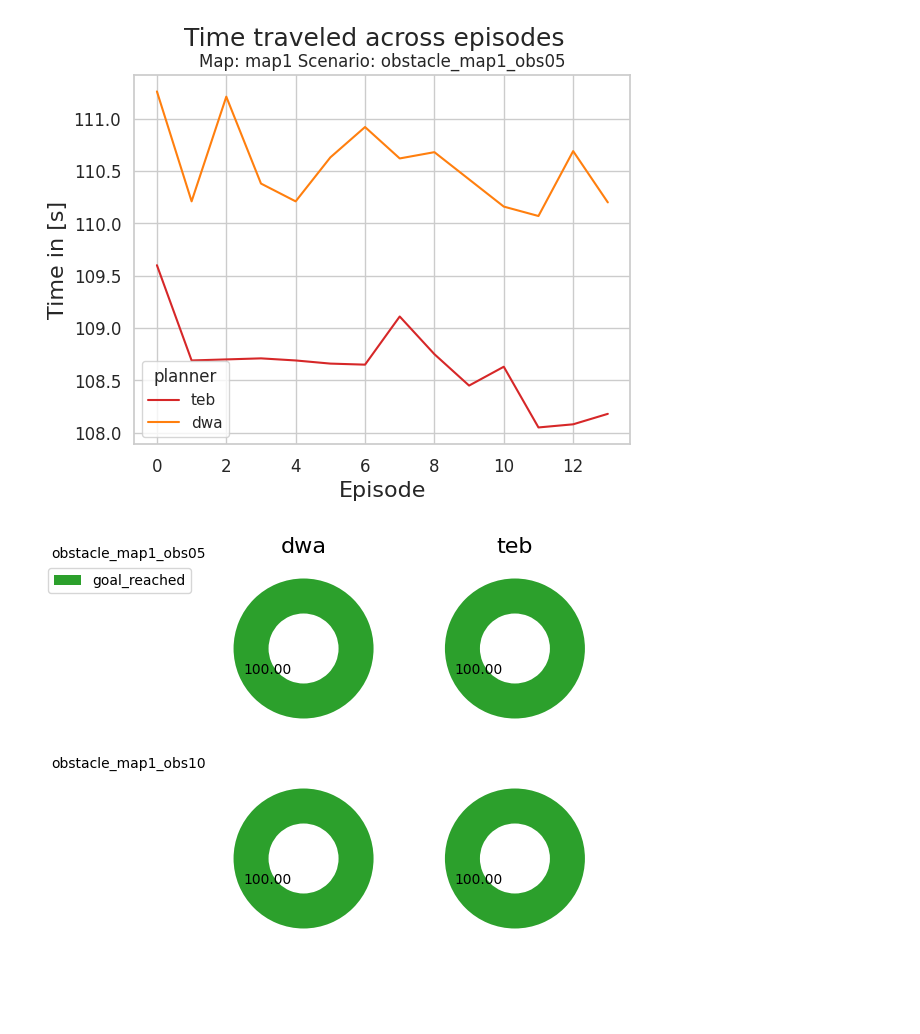
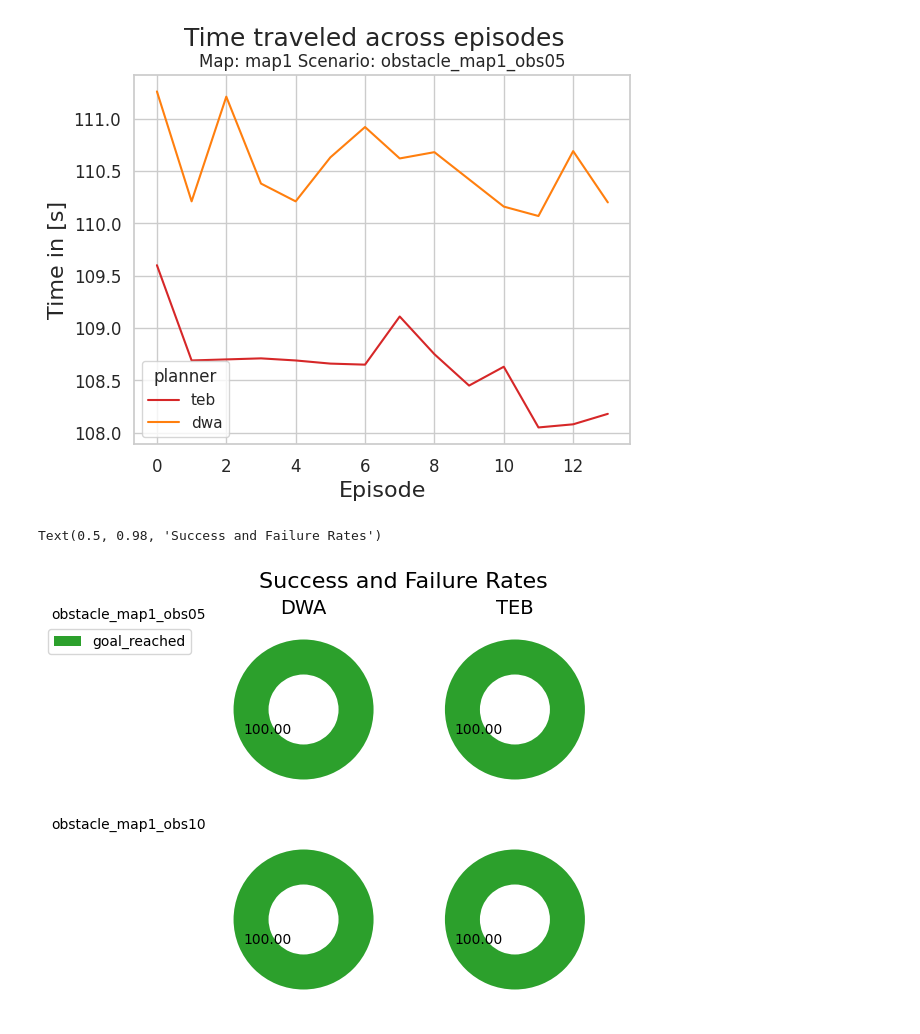
Before and after one commit to ignc-research/arena-evaluation, a Jupyter notebook: 03_plotting/get_plots.ipynb, the cells around one changed output. Saved outputs shown, nothing was run; the diff lists cells and outputs as text; code cells hidden in the pictures; blank space fills up the shorter version.

Commit message:
additonal titles for pie chart

```diff
--- a/03_plotting/get_plots.ipynb
+++ b/03_plotting/get_plots.ipynb
@@ -107,33 +107,42 @@ grouped_subset = subset.groupby(["scenario","planner","done_reason"]).size()
 scenarios = np.unique(subset.scenario)
 planners = np.unique(subset.planner)
 nrows = len(scenarios)
 ncols = len(planners)
 fig, axes = plt.subplots(nrows=nrows, ncols=ncols, sharex=True, sharey=True, figsize=(5,5))
 
 ### color list for done reasons
 colors = [
     "tab:green",
     "tab:blue",
     "tab:red"
 ]
 
+### planner labels
+planner_labels = {
+    "dwa":"DWA",
+    "teb":"TEB"
+}
+
+
 ### draw multiple pie plots (donut plots with wedgeprops), for further information https://matplotlib.org/3.1.1/api/_as_gen/matplotlib.pyplot.pie.html
 for row,scene in enumerate(scenarios):
     for col,planner in enumerate(planners):
         axes[row,col].pie(grouped_subset.loc[(scene,planner),],
             autopct='%.2f',
             wedgeprops=dict(width=.5), # donut property, omit for regular pie chart
             colors=colors,
             startangle=30)
         if row==0:
-            axes[row,col].set_title(planner, fontsize=16)
+            axes[row,col].set_title(planner_labels[planner], fontsize=14)
         if col==0:
             axes[row,col].set_ylabel(scene, fontsize=10, loc="top", rotation="horizontal")
-        if row==0 and col==0:
+        if row==0 and col==0: # display legend only in axes[0,0]
             axes[row,col].legend(list(grouped_subset.loc[(scene,planner),].index),
                 bbox_to_anchor=(-1,1), # legend position
                 loc="upper left",
                 ncol=1,
                 fancybox=True)
+fig.suptitle('Success and Failure Rates', size=16)
 # %% [output]
+Text(0.5, 0.98, 'Success and Failure Rates')
-[figure, old version]
+[figure, new version]
```
